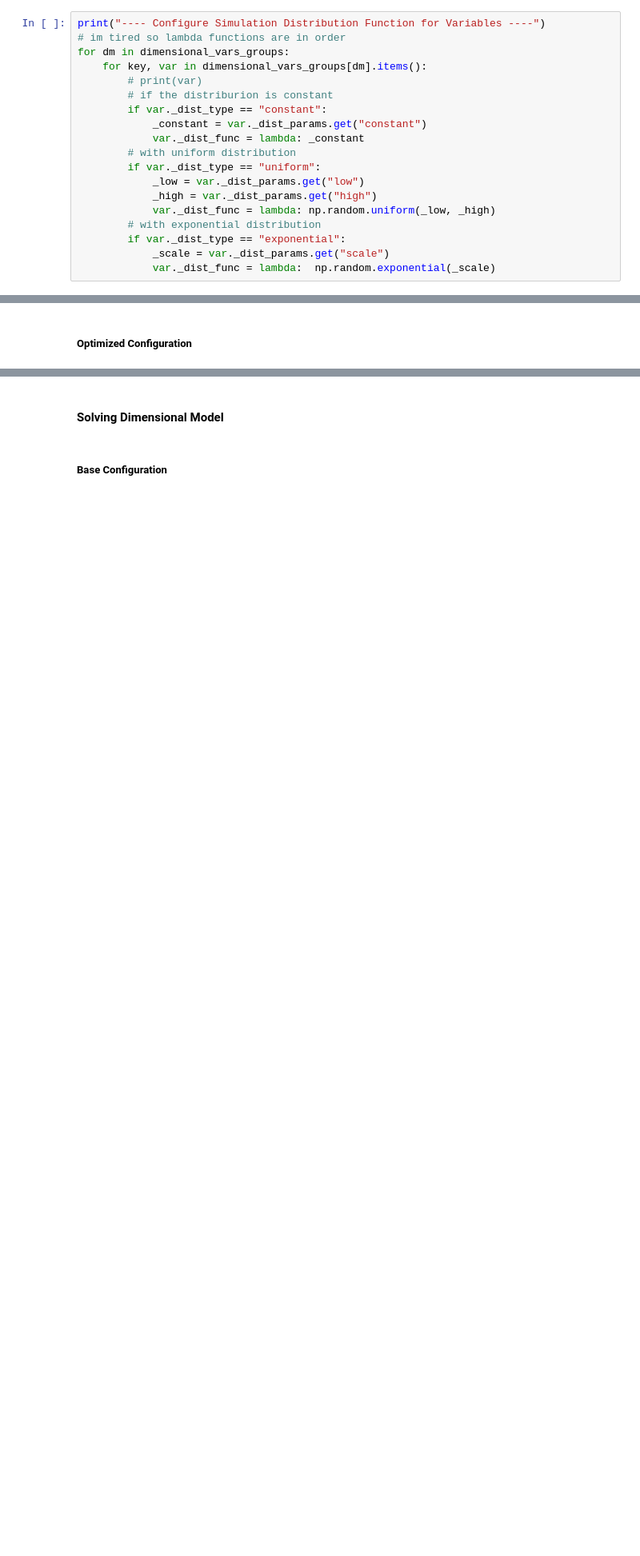
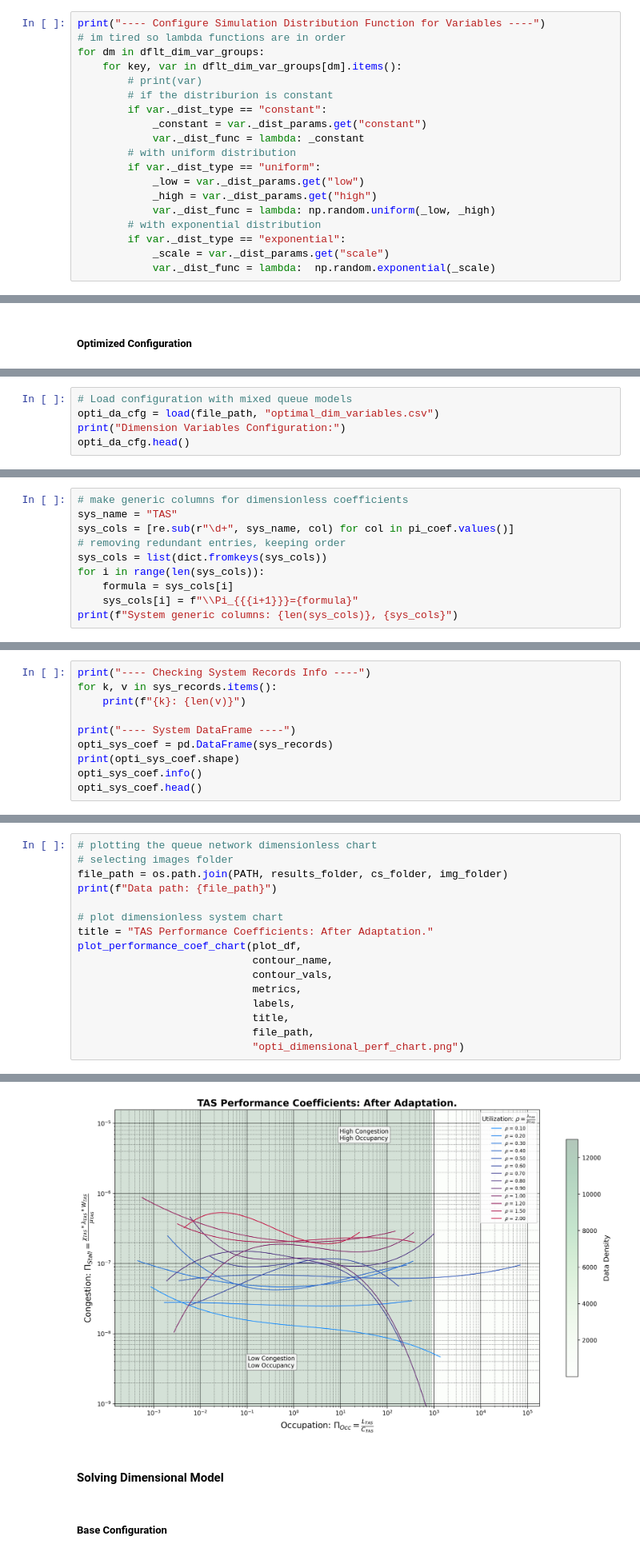
Before and after one commit to DASA-Design/PyDASA-CS1-TAS, a Jupyter notebook: CS-01C - TAS - Dimensional Modelling.ipynb, the cells around one changed output, grey strips where cells are left out. Shown at 80% size. Saved outputs shown, nothing was run; the diff lists cells and outputs as text; blank space fills up the shorter version.

```diff
--- a/CS-01C - TAS - Dimensional Modelling.ipynb
+++ b/CS-01C - TAS - Dimensional Modelling.ipynb
@@ -302,8 +312,8 @@ No. of Dimensional Variables Groups: 13
 # %%
 print("---- Configure Simulation Distribution Function for Variables ----")
 # im tired so lambda functions are in order
-for dm in dimensional_vars_groups:
-    for key, var in dimensional_vars_groups[dm].items():
+for dm in dflt_dim_var_groups:
+    for key, var in dflt_dim_var_groups[dm].items():
         # print(var)
         # if the distriburion is constant
         if var._dist_type == "constant":
@@ -880,0 +1158,5 @@ plot_performance_coef_chart(plot_df,
+# %%
+# Load configuration with mixed queue models
+opti_da_cfg = load(file_path, "optimal_dim_variables.csv")
+print("Dimension Variables Configuration:")
+opti_da_cfg.head()
@@ -880,0 +1719,10 @@ plot_performance_coef_chart(plot_df,
+# %%
+# make generic columns for dimensionless coefficients
+sys_name = "TAS"
+sys_cols = [re.sub(r"\d+", sys_name, col) for col in pi_coef.values()]
+# removing redundant entries, keeping order
+sys_cols = list(dict.fromkeys(sys_cols))
+for i in range(len(sys_cols)):
+    formula = sys_cols[i]
+    sys_cols[i] = f"\\Pi_{{{i+1}}}={formula}"
+print(f"System generic columns: {len(sys_cols)}, {sys_cols}")
@@ -880,0 +1773,10 @@ plot_performance_coef_chart(plot_df,
+# %%
+print("---- Checking System Records Info ----")
+for k, v in sys_records.items():
+    print(f"{k}: {len(v)}")
+
+print("---- System DataFrame ----")
+opti_sys_coef = pd.DataFrame(sys_records)
+print(opti_sys_coef.shape)
+opti_sys_coef.info()
+opti_sys_coef.head()
@@ -880,0 +1968,17 @@ plot_performance_coef_chart(plot_df,
+# %%
+# plotting the queue network dimensionless chart
+# selecting images folder
+file_path = os.path.join(PATH, results_folder, cs_folder, img_folder)
+print(f"Data path: {file_path}")
+
+# plot dimensionless system chart
+title = "TAS Performance Coefficients: After Adaptation."
+plot_performance_coef_chart(plot_df,
+                            contour_name,
+                            contour_vals,
+                            metrics,
+                            labels,
+                            title,
+                            file_path,
+                            "opti_dimensional_perf_chart.png")
+# %% [output]
@@ -881,3 +1988,4 @@ plot_performance_coef_chart(plot_df,
+[figure, added]
 # %% [markdown]
 #### **Solving Dimensional Model**
 # %% [markdown]
```
Also changed, not shown: parts of 77 cells of this notebook, 26 other files.
